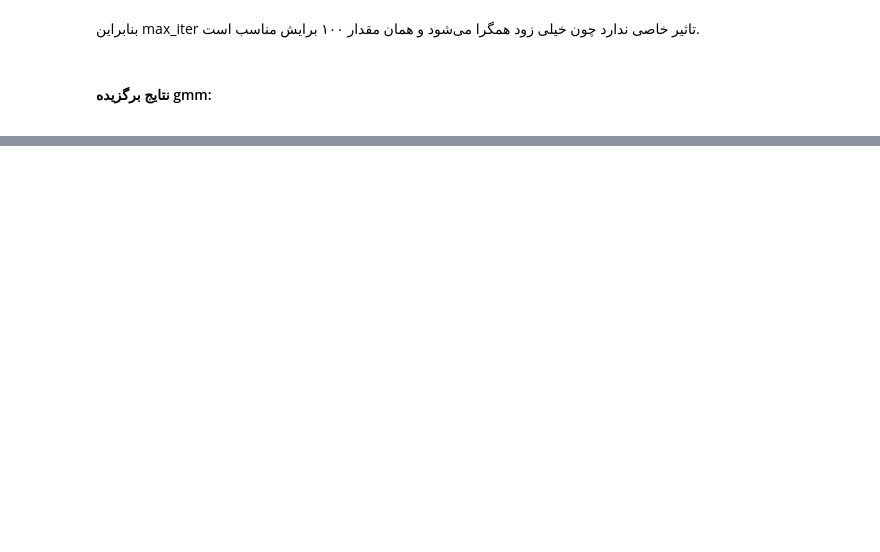
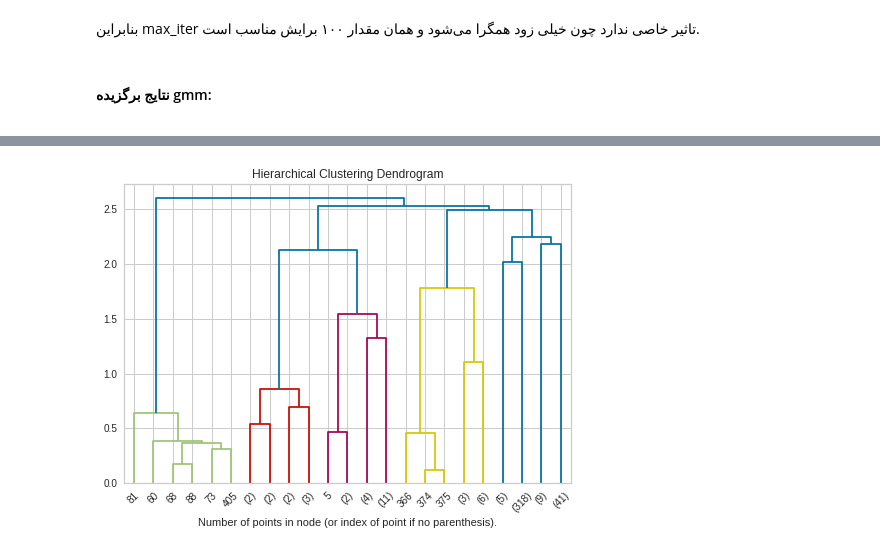
Before and after one commit to hamidreza004/MIR, a Jupyter notebook: reports/phase3/clustering.ipynb, the cells around one changed output, grey strips where cells are left out. Cells and saved outputs as stored; diff of their text form; code cells hidden in the pictures; blank space fills up the shorter version.

```diff
--- a/reports/phase3/clustering.ipynb
+++ b/reports/phase3/clustering.ipynb
@@ -427,0 +420,4 @@ _ = AMI_results_hier.query('vector == "w2v" and metric == "AMI"').sort_values(by
+# %%
+hierarchical.show_dendrogram(tf_idf, 3, 'ward', 'euclidean', 4)
+# %% [output]
+[figure, added]
```
Also changed, not shown: parts of 20 cells of this notebook, 5 other files.
